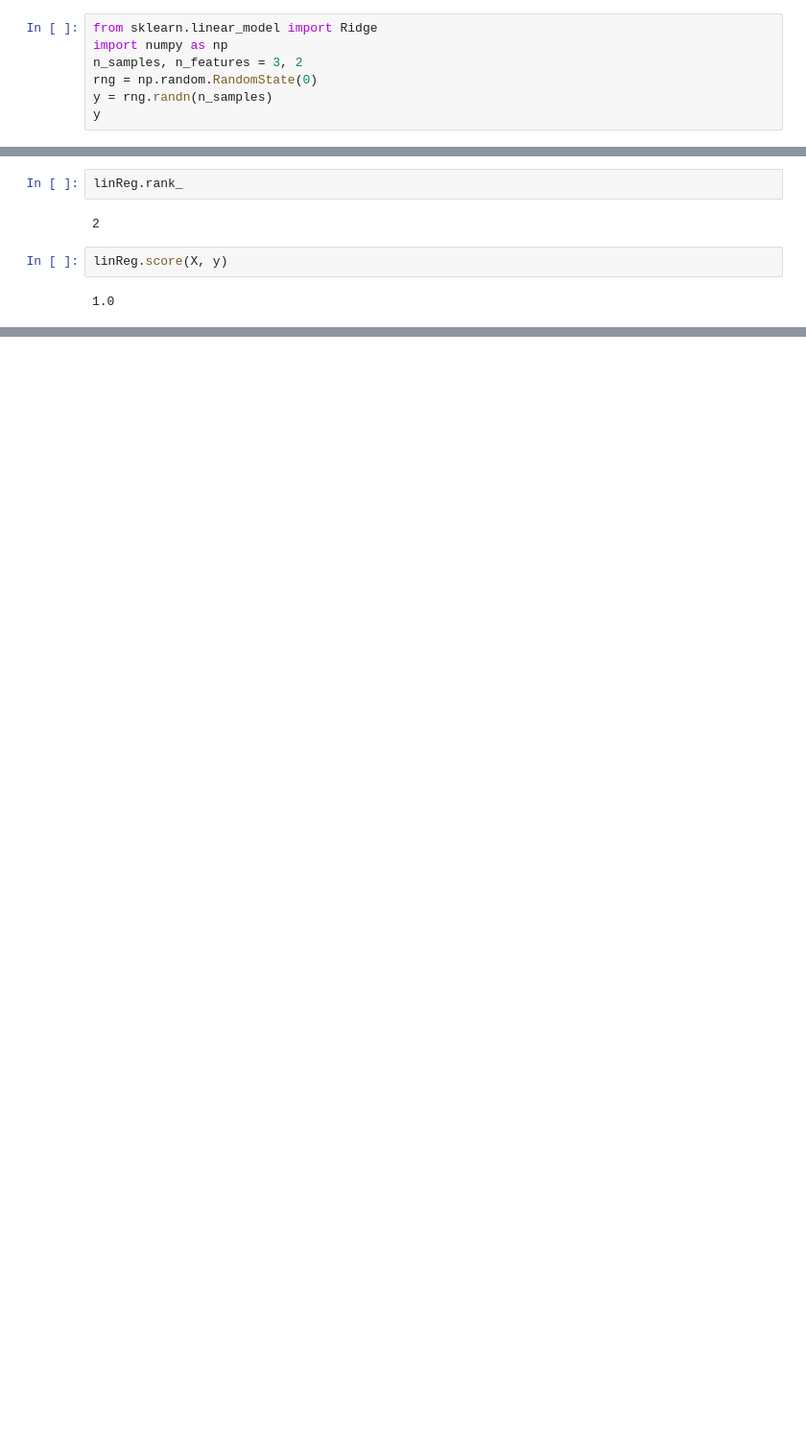
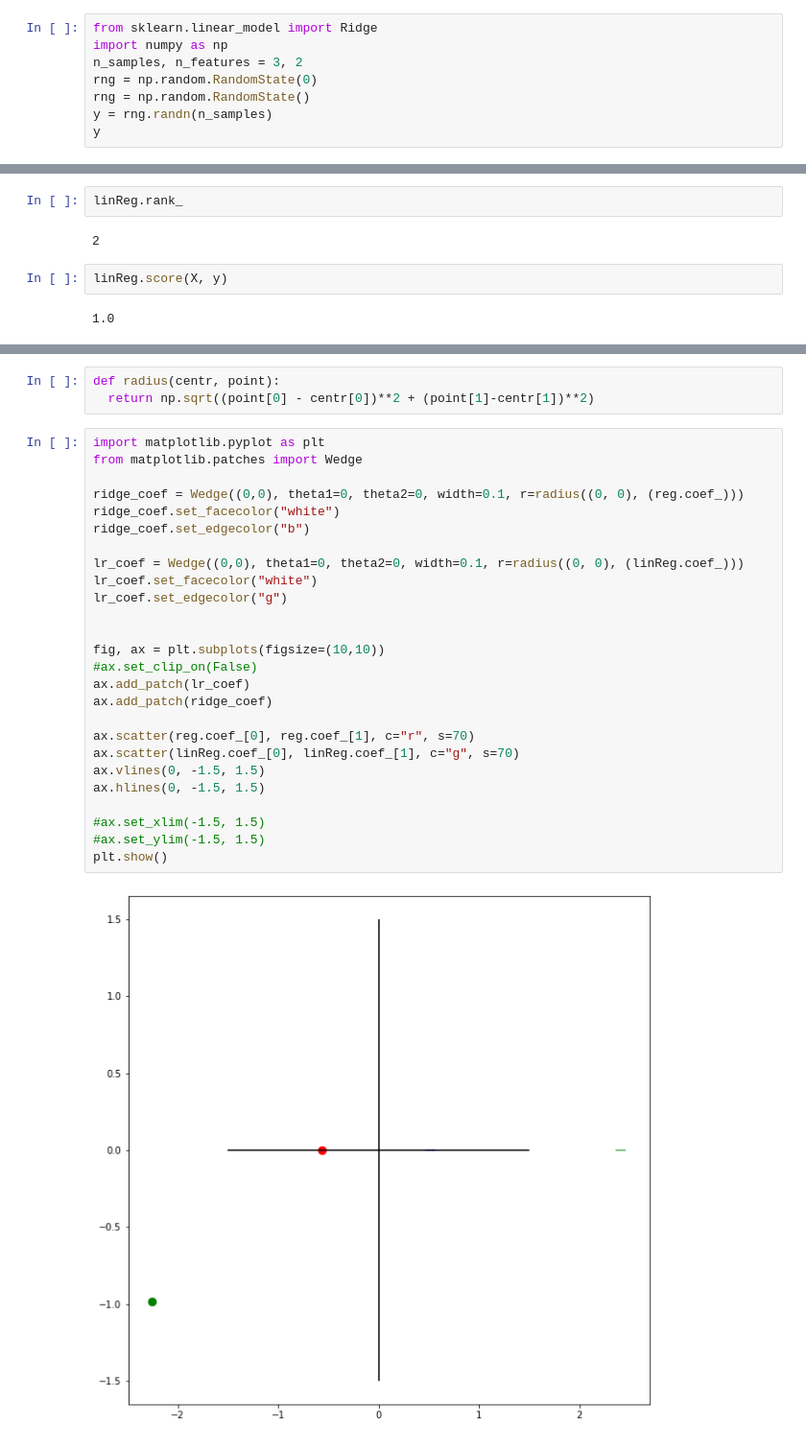
Before and after one commit to borisgarbuzov/schulich_numerical_analysis, a Jupyter notebook: ch4 Designing linear systems/simple Tikhonov regularization from sklearn doc.ipynb, the cells around one changed output, grey strips where cells are left out. Shown at 96% size. Cells and saved outputs as stored; diff of their text form; blank space fills up the shorter version.

```diff
--- a/ch4 Designing linear systems/simple Tikhonov regularization from sklearn doc.ipynb
+++ b/ch4 Designing linear systems/simple Tikhonov regularization from sklearn doc.ipynb
@@ -3,6 +8,7 @@ from sklearn.linear_model import Ridge
 import numpy as np
 n_samples, n_features = 3, 2
 rng = np.random.RandomState(0)
+rng = np.random.RandomState()
 y = rng.randn(n_samples)
 y
 # %% [output]
@@ -56,0 +125,31 @@ linReg.score(X, y)
+# %%
+def radius(centr, point):
+  return np.sqrt((point[0] - centr[0])**2 + (point[1]-centr[1])**2)
+# %%
+import matplotlib.pyplot as plt
+from matplotlib.patches import Wedge
+
+ridge_coef = Wedge((0,0), theta1=0, theta2=0, width=0.1, r=radius((0, 0), (reg.coef_)))
+ridge_coef.set_facecolor("white")
+ridge_coef.set_edgecolor("b")
+
+lr_coef = Wedge((0,0), theta1=0, theta2=0, width=0.1, r=radius((0, 0), (linReg.coef_)))
+lr_coef.set_facecolor("white")
+lr_coef.set_edgecolor("g")
+
+
+fig, ax = plt.subplots(figsize=(10,10))
+#ax.set_clip_on(False)
+ax.add_patch(lr_coef)
+ax.add_patch(ridge_coef)
+
+ax.scatter(reg.coef_[0], reg.coef_[1], c="r", s=70)
+ax.scatter(linReg.coef_[0], linReg.coef_[1], c="g", s=70)
+ax.vlines(0, -1.5, 1.5)
+ax.hlines(0, -1.5, 1.5)
+
+#ax.set_xlim(-1.5, 1.5)
+#ax.set_ylim(-1.5, 1.5)
+plt.show()
+# %% [output]
+[figure, added]
```
Also changed, not shown: parts of 25 cells of this notebook, 11 other files.
